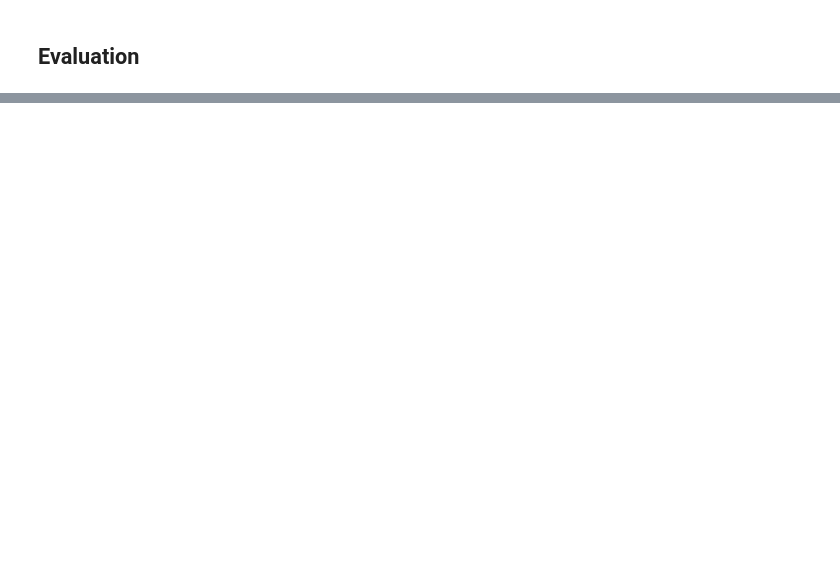
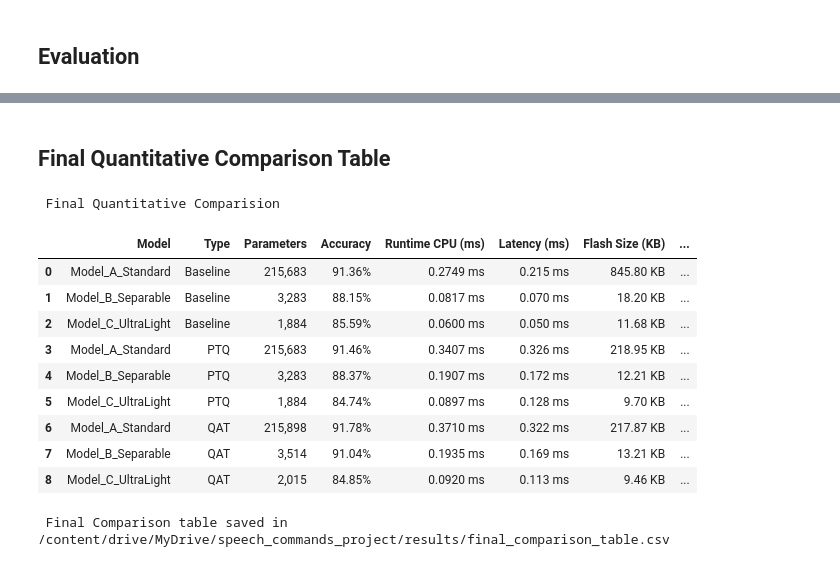
Before and after one commit to Luyao-Xu/3-Class-Speech-Command-Classification, a Jupyter notebook: 03_DL_CNN.ipynb, the cells around one changed output, grey strips where cells are left out. Cells and saved outputs as stored; diff of their text form; code cells hidden in the pictures; blank space fills up the shorter version.

```diff
--- a/03_DL_CNN.ipynb
+++ b/03_DL_CNN.ipynb
@@ -407,0 +115,20 @@ Captures:
+# %%
+def fire_module(x, squeeze, expand):
+    s  = layers.Conv2D(squeeze, (1, 1), padding='same', activation='relu')(x)
+    e1 = layers.Conv2D(expand,  (1, 1), padding='same', activation='relu')(s)
+    e3 = layers.Conv2D(expand,  (3, 3), padding='same', activation='relu')(s)
+    return layers.Concatenate()([e1, e3])
+
+def build_squeezenet(input_shape, num_classes):
+    inputs = layers.Input(shape=input_shape)
+    x = layers.Conv2D(16, (3, 3), strides=(1, 1), padding='same', activation='relu')(inputs)
+    x = layers.MaxPooling2D(pool_size=(2, 2))(x)
+    x = fire_module(x, squeeze=8,  expand=16)
+    x = fire_module(x, squeeze=8,  expand=16)
+    x = layers.GlobalAveragePooling2D()(x)
+    outputs = layers.Dense(num_classes, activation='softmax')(x)
+    return models.Model(inputs, outputs, name="Model_B_SqueezeNet")
+
+model_b = build_squeezenet((40, 32, 1), 3)
+model_b.compile(optimizer='adam', loss='sparse_categorical_crossentropy', metrics=['accuracy'])
+model_b.summary()
@@ -628,0 +866,59 @@ else:
+# %% [markdown]
+## **Final Quantitative Comparison Table**
+# %%
+df_display = df_master.copy()
+
+# Format each column
+df_display["Accuracy"] = df_display["Accuracy"].map(
+    lambda x: f"{x:.2%}")
+
+df_display["Parameters"] = df_display["Parameters"].map(
+    lambda x: f"{int(x):,}" if str(x).replace(',', '').isdigit() else x)
+
+df_display["Flash Size (KB)"] = df_display["Flash Size (KB)"].map(
+    lambda x: f"{x:.2f} KB")
+
+df_display["Memory RAM (KB)"] = df_display["Memory RAM (KB)"].map(
+    lambda x: f"{x:.2f} KB")
+
+df_display["Latency (ms)"] = df_display["Latency (ms)"].map(
+    lambda x: f"{x:.3f} ms")
+
+df_display["Runtime CPU (ms)"] = df_display["Runtime CPU (ms)"].map(
+    lambda x: f"{x:.4f} ms")
+
+df_display["Efficiency Score"] = df_display["Efficiency Score"].map(
+    lambda x: f"{x:.4f}")
+
+cols_ordered = [
+    "Model",
+    "Type",
+    "Parameters",
+    "Accuracy",
+    "Runtime CPU (ms)",
+    "Latency (ms)",
+    "Flash Size (KB)",     # model size (flash)
+    "Memory RAM (KB)",
+    "Efficiency Score"     #computational efficiency
+]
+df_display = df_display[cols_ordered]
+
+print(" Final Quantitative Comparision ")
+display(df_display)
+
+final_display_csv = os.path.join(results_path, 'final_comparison_table.csv')
+df_display.to_csv(final_display_csv, index=False)
+print(f"\n Final Comparison table saved in {final_display_csv}")
+# %% [output]
+ Final Quantitative Comparision
+|  | Model | Type | Parameters | Accuracy | Runtime CPU (ms) | Latency (ms) | Flash Size (KB) | ... |
+| 0 | Model_A_Standard | Baseline | 215,683 | 91.36% | 0.2749 ms | 0.215 ms | 845.80 KB | ... |
+| 1 | Model_B_Separable | Baseline | 3,283 | 88.15% | 0.0817 ms | 0.070 ms | 18.20 KB | ... |
+| 2 | Model_C_UltraLight | Baseline | 1,884 | 85.59% | 0.0600 ms | 0.050 ms | 11.68 KB | ... |
+| 3 | Model_A_Standard | PTQ | 215,683 | 91.46% | 0.3407 ms | 0.326 ms | 218.95 KB | ... |
+| 4 | Model_B_Separable | PTQ | 3,283 | 88.37% | 0.1907 ms | 0.172 ms | 12.21 KB | ... |
+| 5 | Model_C_UltraLight | PTQ | 1,884 | 84.74% | 0.0897 ms | 0.128 ms | 9.70 KB | ... |
+| 6 | Model_A_Standard | QAT | 215,898 | 91.78% | 0.3710 ms | 0.322 ms | 217.87 KB | ... |
+| 7 | Model_B_Separable | QAT | 3,514 | 91.04% | 0.1935 ms | 0.169 ms | 13.21 KB | ... |
+| 8 | Model_C_UltraLight | QAT | 2,015 | 84.85% | 0.0920 ms | 0.113 ms | 9.46 KB | ... |
+ Final Comparison table saved in /content/drive/MyDrive/speech_commands_project/results/final_comparison_table.csv
```
Also changed, not shown: parts of 47 cells of this notebook.
